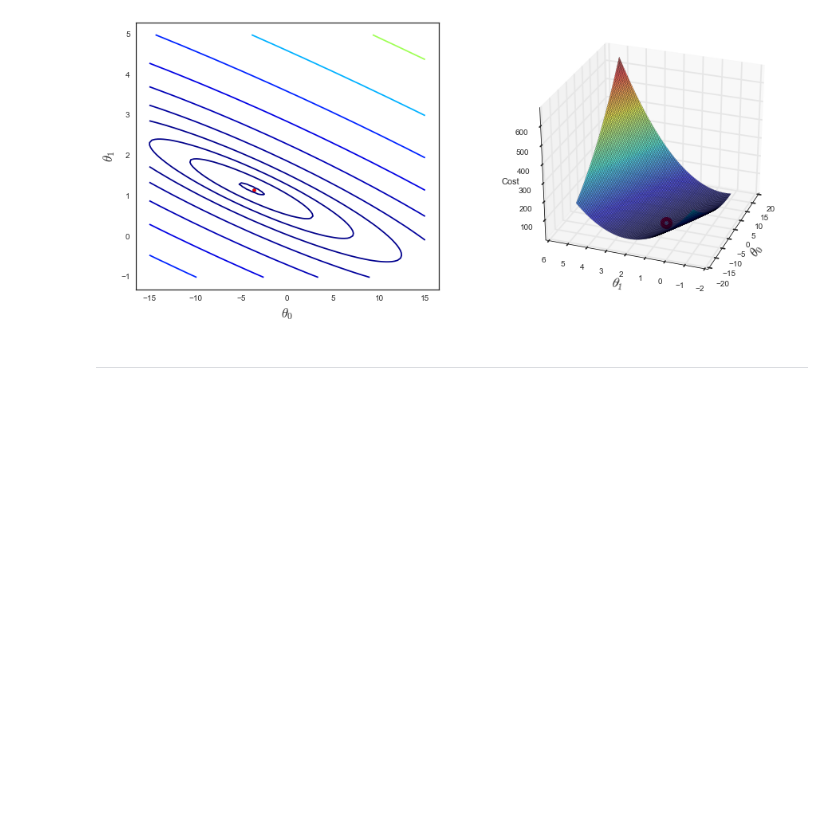
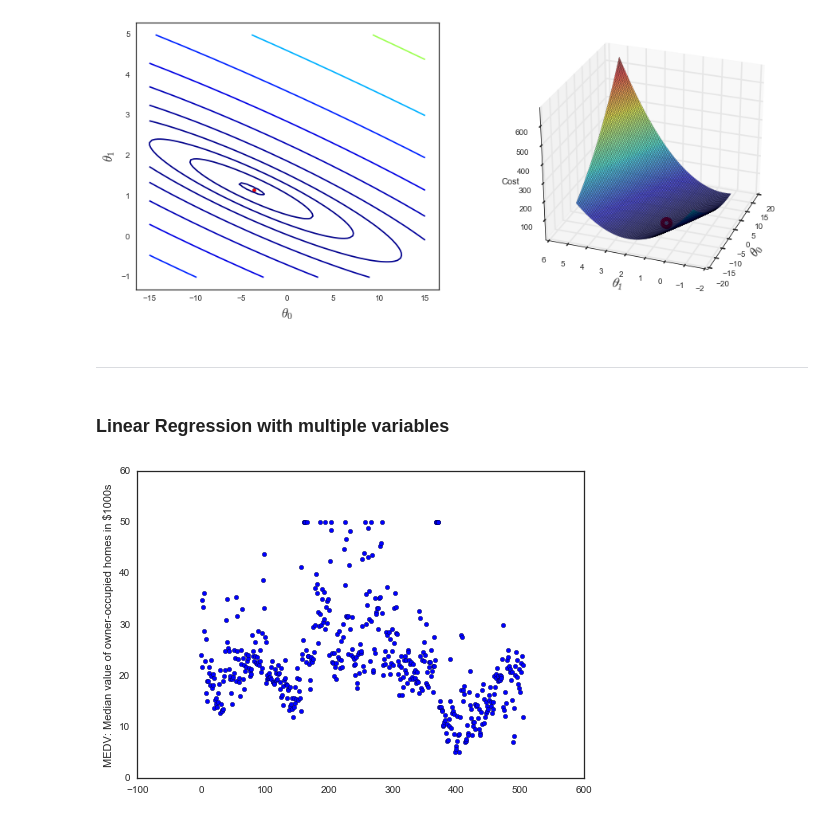
Before and after one commit to kirilldolmatov/Coursera-Machine-Learning-AndrewNg, a Jupyter notebook: Week 1.ipynb, the cells around one changed output. Saved outputs shown, nothing was run; the diff lists cells and outputs as text; code cells hidden in the pictures; blank space fills up the shorter version.

Commit message:
Used GD for LR optimization with multiple variables

```diff
--- a/Week 1.ipynb
+++ b/Week 1.ipynb
@@ -136,3 +136,5 @@ for ax in fig.axes:
 [figure]
 # %% [markdown]
 ---
+# %% [markdown]
+### Linear Regression with multiple variables
@@ -138,0 +148,28 @@ for ax in fig.axes:
+# %%
+# http://scikit-learn.org/stable/datasets/#boston-house-prices-dataset
+# https://archive.ics.uci.edu/ml/datasets/Housing
+from sklearn import datasets
+boston = datasets.load_boston()
+# %%
+x = boston.data
+y = boston.target
+# %%
+x_legend = ['CRIM: per capita crime rate by town',
+'ZN: proportion of residential land zoned for lots over 25,000 sq.ft.',
+'INDUS: proportion of non-retail business acres per town',
+'CHAS: Charles River dummy variable (= 1 if tract bounds river; 0 otherwise)',
+'NOX: nitric oxides concentration (parts per 10 million)',
+'RM: average number of rooms per dwelling',
+'AGE: proportion of owner-occupied units built prior to 1940',
+'DIS: weighted distances to five Boston employment centres',
+'RAD: index of accessibility to radial highways',
+' TAX: full-value property-tax rate per $10,000',
+' PTRATIO: pupil-teacher ratio by town',
+' B: 1000(Bk - 0.63)^2 where Bk is the proportion of blacks by town',
+' LSTAT: % lower status of the population']
+y_legend = 'MEDV: Median value of owner-occupied homes in $1000s'
+# %%
+plt.scatter(np.arange(len(y)), y)
+plt.ylabel(y_legend);
+# %% [output]
+[figure, added]
```
Also changed, not shown: parts of 9 cells of this notebook.
